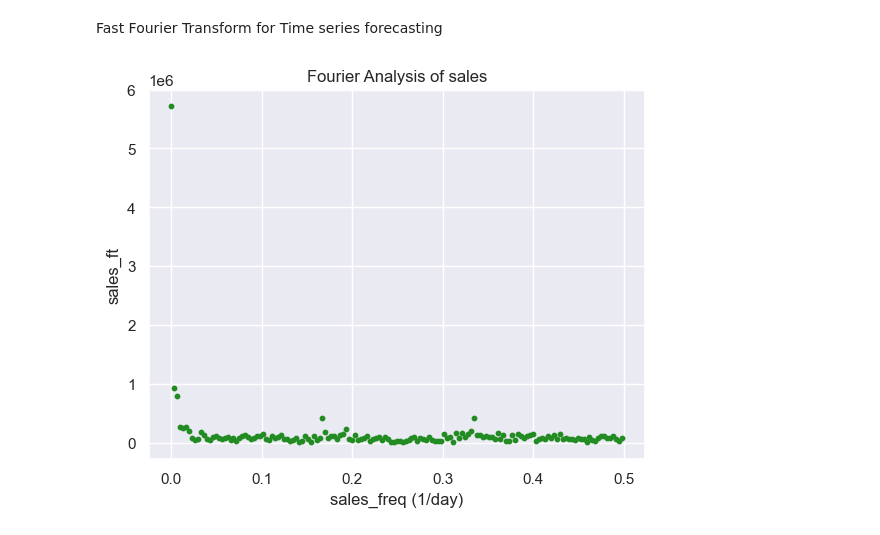
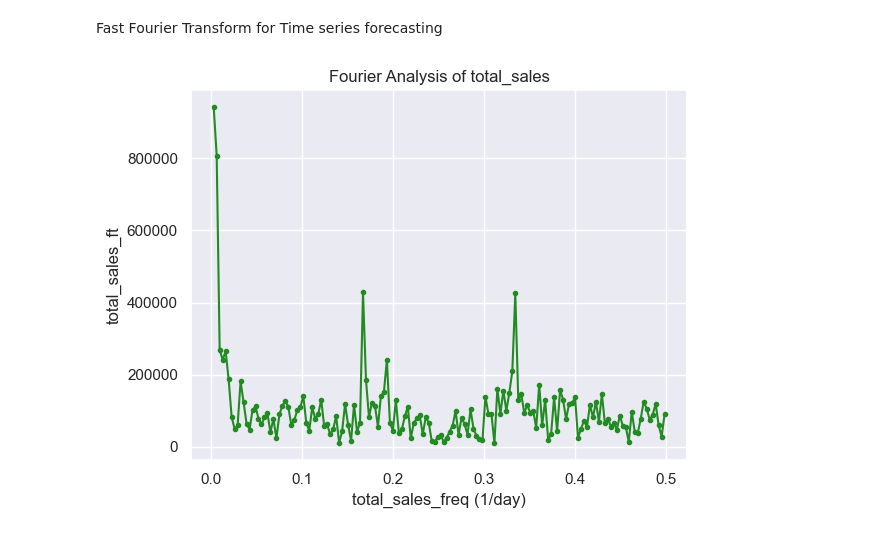
Before and after one commit to patcha-ranat/Ecommerce-Invoice-End-to-end, a Jupyter notebook: model_dev.ipynb, the cells around one changed output. Cells and saved outputs as stored; diff of their text form; code cells hidden in the pictures.

```diff
--- a/model_dev.ipynb
+++ b/model_dev.ipynb
@@ -991,0 +1017,15 @@ sample
+# %%
+temp = df.copy()
+temp = temp.merge(rfm[['CustomerID', 'cluster']], on='CustomerID', how='left')
+temp = temp.dropna(how='any') # where CustomerID is 0 leading to null cluster
+temp['cluster'] = temp['cluster'].astype(int)
+# %%
+temp = temp.drop_duplicates(subset=['InvoiceNo'], keep='first')
+# %%
+count_cluster = temp.groupby(by=[temp['InvoiceDate'].dt.date, 'cluster']).agg({'cluster': 'count'}).unstack().fillna(0).astype(int)
+count_cluster.columns = count_cluster.columns.droplevel()
+count_cluster_plot = count_cluster
+count_cluster = count_cluster.add_prefix('cluster_')
+count_cluster = count_cluster.reset_index()
+count_cluster = count_cluster.rename_axis(None, axis=1)
+count_cluster.head()
@@ -991,0 +1046,3 @@ sample
+# %%
+sample = sample.merge(count_cluster, on='InvoiceDate', how='left')
+sample
@@ -993,16 +1064,16 @@ sample
 Fast Fourier Transform for Time series forecasting
 # %%
 from numpy.fft import rfft, rfftfreq
-nobs = len(sample['sales'])
-sales_ft = np.abs(rfft(sample['sales']))
+nobs = len(sample['total_sales'])
+sales_ft = np.abs(rfft(sample['total_sales']))
 sales_freq = rfftfreq(nobs)
 plt.figure()
-plt.scatter(sales_freq, sales_ft, s=10, c='forestgreen')
+plt.plot(sales_freq[1:], sales_ft[1:], c='forestgreen', marker='o', markersize=3)
 plt.grid(True)
-plt.ylabel("sales_ft")
-plt.xlabel("sales_freq (1/day)")
-plt.title("Fourier Analysis of sales")
+plt.ylabel("total_sales_ft")
+plt.xlabel("total_sales_freq (1/day)")
+plt.title("Fourier Analysis of total_sales")
 plt.show()
 # %% [output]
-[figure, old version]
+[figure, new version]
 # %%
```
Also changed, not shown: parts of 80 cells of this notebook, 1 other file.
